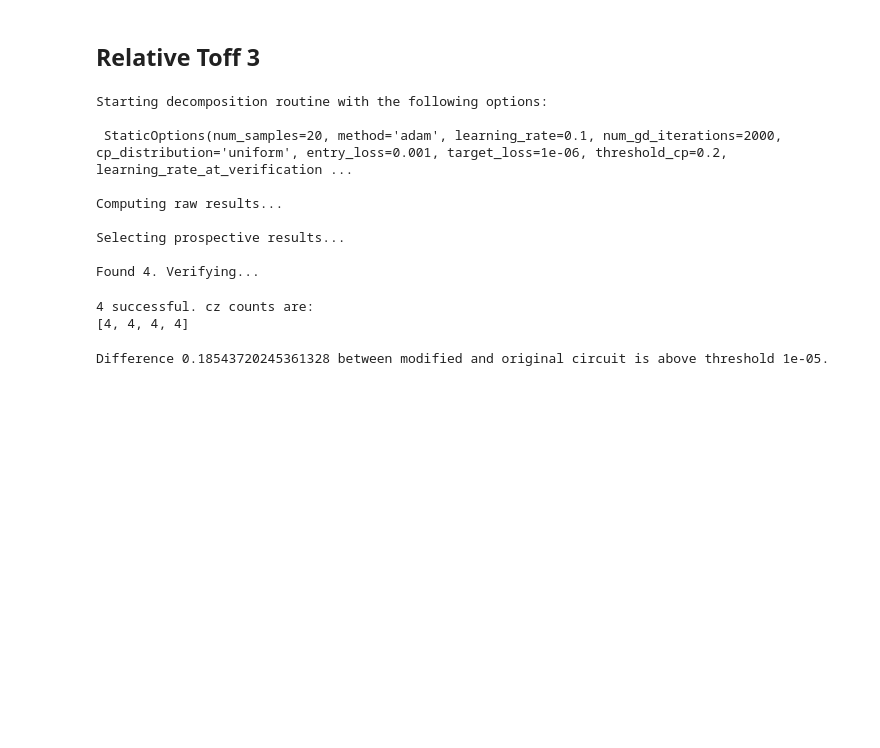
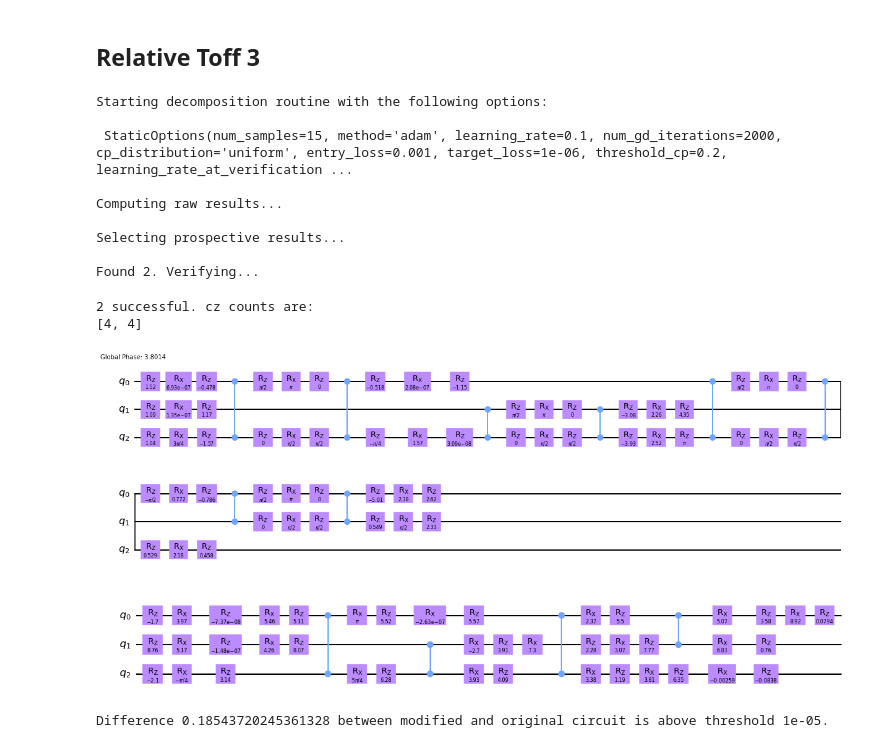
Before and after one commit to idnm/cpflow, a Jupyter notebook: Toffoli special.ipynb, the cells around one changed output. Saved outputs shown, nothing was run; the diff lists cells and outputs as text; code cells hidden in the pictures; blank space fills up the shorter version.

```diff
--- a/Toffoli special.ipynb
+++ b/Toffoli special.ipynb
@@ -82,21 +82,31 @@ It remains to find an efficient decomposition of the controlled $\sqrt{X}$ gate.
 # %%
 unitary_loss_f = lambda u: disc_modulo_diagonal(u_toff3, u, 3, [2])
 decomposer = Decompose(connected_layer(3), unitary_loss_func=unitary_loss_f, label='relative_toff3_2q')
-options = StaticOptions(num_cp_gates=8, accepted_num_cz_gates=4, num_samples=20)
+options = StaticOptions(num_cp_gates=8, accepted_num_cz_gates=4, num_samples=15)
 
 results = decomposer.static(options)
 # %% [output]
 Starting decomposition routine with the following options:
 
- StaticOptions(num_samples=20, method='adam', learning_rate=0.1, num_gd_iterations=2000, cp_distribution='uniform', entry_loss=0.001, target_loss=1e-06, threshold_cp=0.2, learning_rate_at_verification ...
+ StaticOptions(num_samples=15, method='adam', learning_rate=0.1, num_gd_iterations=2000, cp_distribution='uniform', entry_loss=0.001, target_loss=1e-06, threshold_cp=0.2, learning_rate_at_verification ...
 
 Computing raw results...
 
 Selecting prospective results...
 
-Found 4. Verifying...
+Found 2. Verifying...
-4 successful. cz counts are:
-[4, 4, 4, 4]
+2 successful. cz counts are:
+[4, 4]
+# %%
+qc = results.decompositions[-1].circuit
+qc.draw(output='mpl')
+# %% [output]
+[figure, added]
+# %%
+qc_cz = cp_to_cz_circuit(qc, cp_threshold=1e-6)
+qc_cz.draw(output='mpl')
+# %% [output]
+[figure, added]
 # %%
 d = results.decompositions[0]
 d.make_exact(recursion_degree=2)
```
Also changed, not shown: parts of 3 cells of this notebook, 3 other files.
